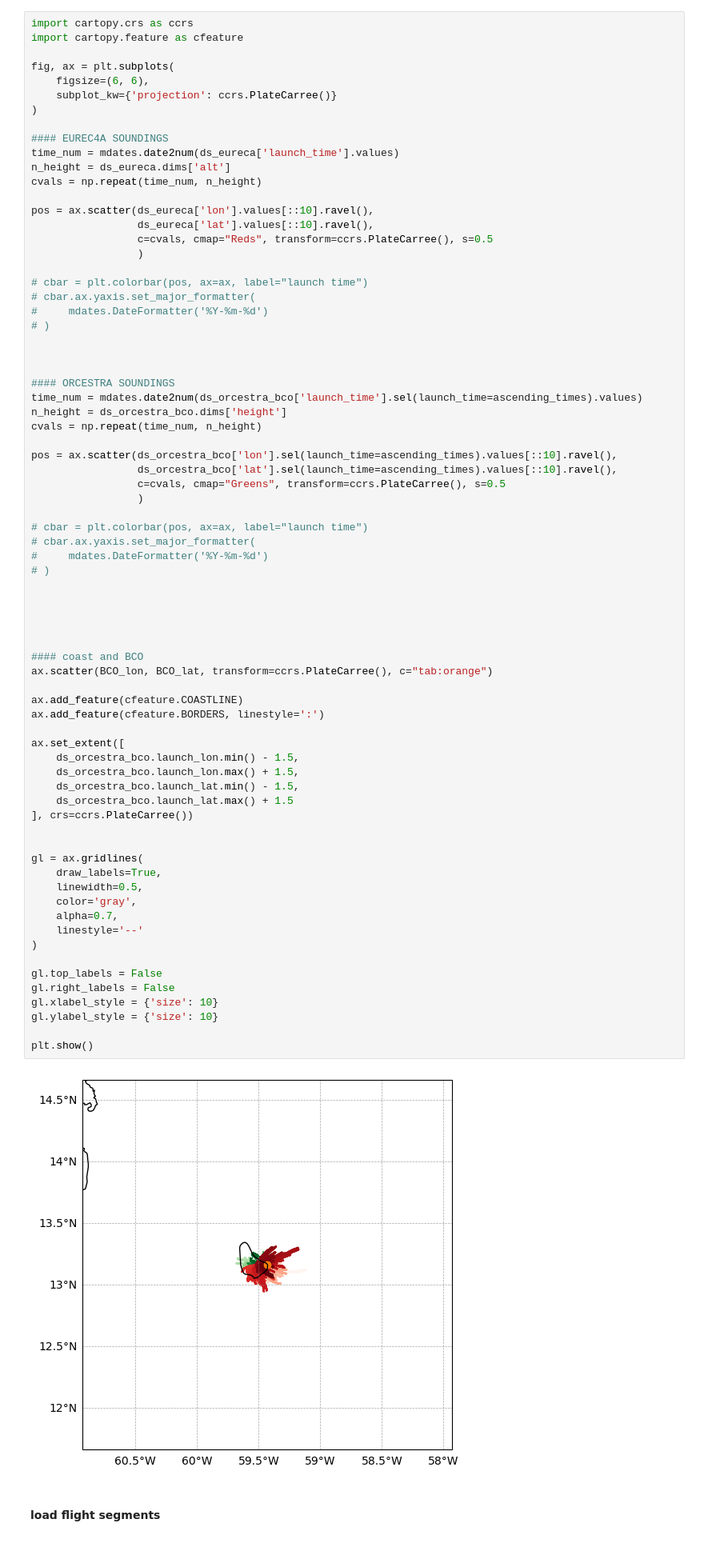
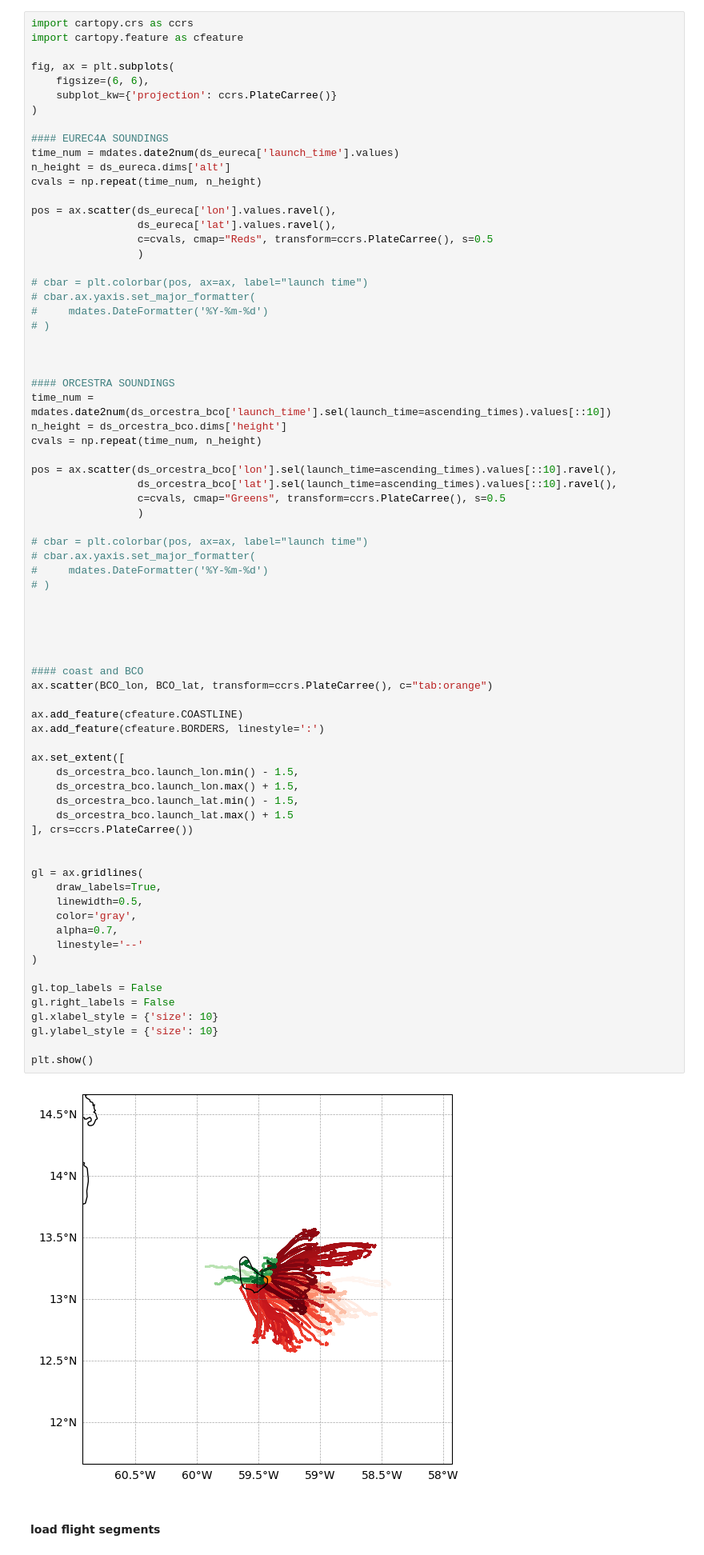
Before and after one commit to meteorologopazzo/BCO_observational, a Jupyter notebook: eurec4a_vs_orcestra_profiles.ipynb, the cells around one changed output. Shown at 80% size. Cells and saved outputs as stored; diff of their text form.

```diff
--- a/eurec4a_vs_orcestra_profiles.ipynb
+++ b/eurec4a_vs_orcestra_profiles.ipynb
@@ -61,8 +81,8 @@ time_num = mdates.date2num(ds_eureca['launch_time'].values)
 n_height = ds_eureca.dims['alt']
 cvals = np.repeat(time_num, n_height)
 
-pos = ax.scatter(ds_eureca['lon'].values[::10].ravel(),
-                 ds_eureca['lat'].values[::10].ravel(),
+pos = ax.scatter(ds_eureca['lon'].values.ravel(),
+                 ds_eureca['lat'].values.ravel(),
                  c=cvals, cmap="Reds", transform=ccrs.PlateCarree(), s=0.5
                  )
 
@@ -74,7 +94,7 @@ pos = ax.scatter(ds_eureca['lon'].values[::10].ravel(),
 
 
 #### ORCESTRA SOUNDINGS
-time_num = mdates.date2num(ds_orcestra_bco['launch_time'].sel(launch_time=ascending_times).values)
+time_num = mdates.date2num(ds_orcestra_bco['launch_time'].sel(launch_time=ascending_times).values[::10])
 n_height = ds_orcestra_bco.dims['height']
 cvals = np.repeat(time_num, n_height)
 
@@ -94,34 +114,34 @@ pos = ax.scatter(ds_orcestra_bco['lon'].sel(launch_time=ascending_times).values[
 
 #### coast and BCO
 ax.scatter(BCO_lon, BCO_lat, transform=ccrs.PlateCarree(), c="tab:orange")
 
 ax.add_feature(cfeature.COASTLINE)
 ax.add_feature(cfeature.BORDERS, linestyle=':')
 
 ax.set_extent([
     ds_orcestra_bco.launch_lon.min() - 1.5,
     ds_orcestra_bco.launch_lon.max() + 1.5,
     ds_orcestra_bco.launch_lat.min() - 1.5,
     ds_orcestra_bco.launch_lat.max() + 1.5
 ], crs=ccrs.PlateCarree())
 
 
 gl = ax.gridlines(
     draw_labels=True,
     linewidth=0.5,
     color='gray',
     alpha=0.7,
     linestyle='--'
 )
 
 gl.top_labels = False
 gl.right_labels = False
 gl.xlabel_style = {'size': 10}
 gl.ylabel_style = {'size': 10}
 
 plt.show()
 # %% [output]
-[figure, old version]
+[figure, new version]
 # %% [markdown]
 #### load flight segments
 # %%
```
Also changed, not shown: parts of 11 cells of this notebook, 2 other files.
